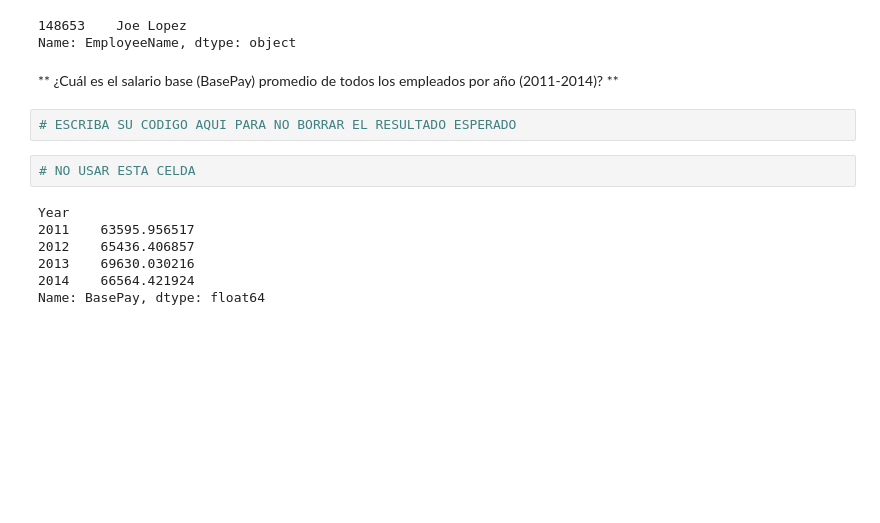
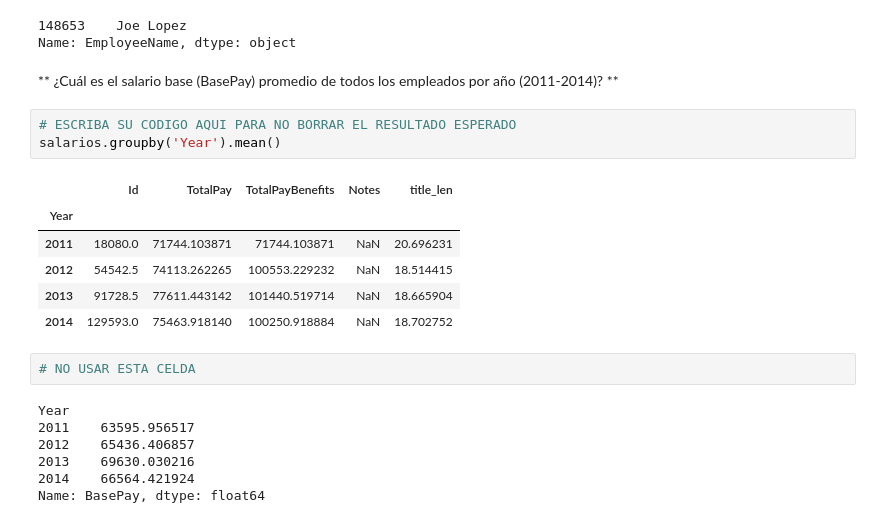
Before and after one commit to Alonsso/ipynb-notebook, a Jupyter notebook: Ejercicios_salarios.ipynb, the cells around one changed output. Saved outputs shown, nothing was run; the diff lists cells and outputs as text; blank space fills up the shorter version.

```diff
--- a/Ejercicios_salarios.ipynb
+++ b/Ejercicios_salarios.ipynb
@@ -109,6 +181,14 @@ Name: EmployeeName, dtype: object
 ** ¿Cuál es el salario base (BasePay) promedio de todos los empleados por año (2011-2014)? **
 # %%
 # ESCRIBA SU CODIGO AQUI PARA NO BORRAR EL RESULTADO ESPERADO
+salarios.groupby('Year').mean()
+# %% [output]
+|  | Id | TotalPay | TotalPayBenefits | Notes | title_len |
+| Year |  |  |  |  |  |
+| 2011 | 18080.0 | 71744.103871 | 71744.103871 | NaN | 20.696231 |
+| 2012 | 54542.5 | 74113.262265 | 100553.229232 | NaN | 18.514415 |
+| 2013 | 91728.5 | 77611.443142 | 101440.519714 | NaN | 18.665904 |
+| 2014 | 129593.0 | 75463.918140 | 100250.918884 | NaN | 18.702752 |
 # %%
 # NO USAR ESTA CELDA
 # %% [output]
```
Also changed, not shown: parts of 15 cells of this notebook.
